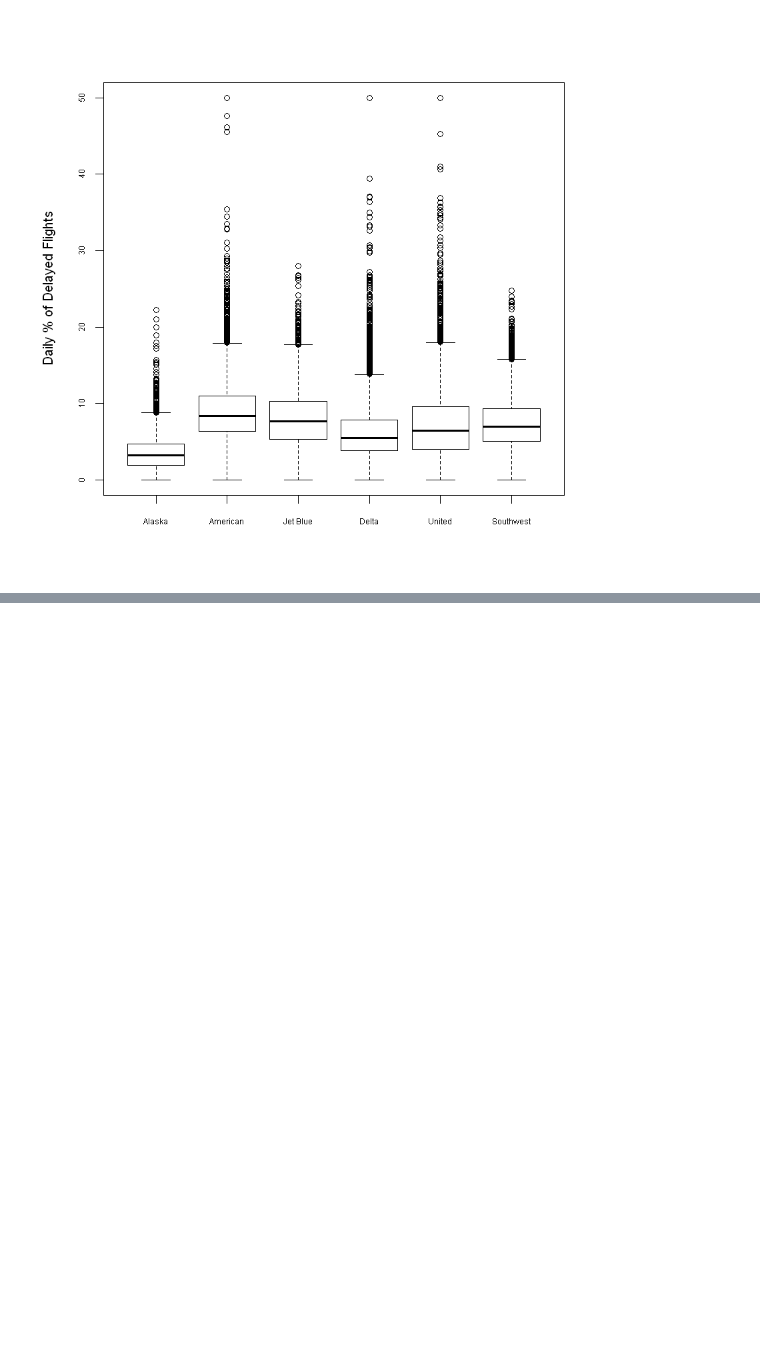
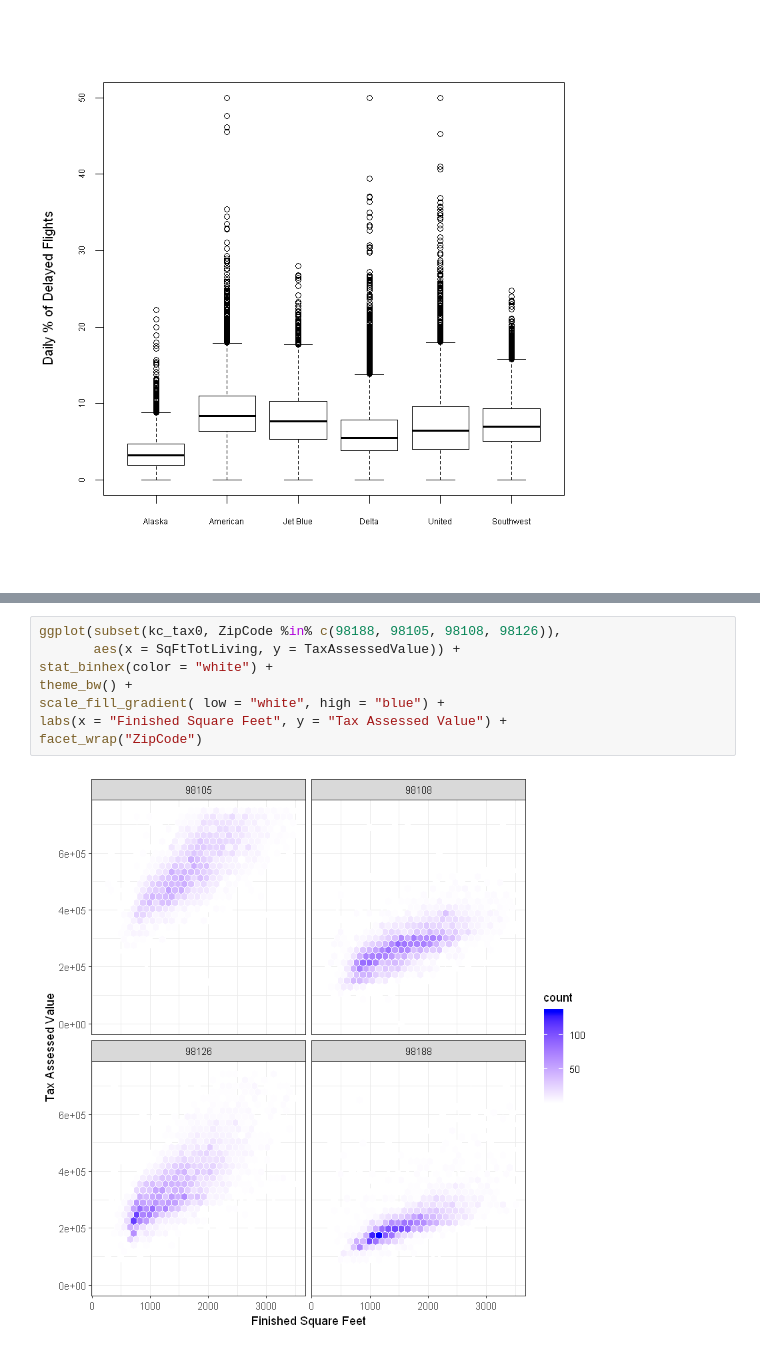
Before and after one commit to hmishra0/Statistics-for-Data-Scientists, a Jupyter notebook: Exploratory Data Analysis .ipynb, the cells around one changed output, grey strips where cells are left out. Drawn from its saved outputs; the diff is of its cells as text; blank space fills up the shorter version.

```diff
--- a/Exploratory Data Analysis .ipynb
+++ b/Exploratory Data Analysis .ipynb
@@ -160,0 +181,10 @@ Warning message:
+# %%
+ggplot(subset(kc_tax0, ZipCode %in% c(98188, 98105, 98108, 98126)),
+       aes(x = SqFtTotLiving, y = TaxAssessedValue)) +
+stat_binhex(color = "white") +
+theme_bw() +
+scale_fill_gradient( low = "white", high = "blue") +
+labs(x = "Finished Square Feet", y = "Tax Assessed Value") +
+facet_wrap("ZipCode")
+# %% [output]
+[figure, added]
```
Also changed, not shown: parts of 5 cells of this notebook.
